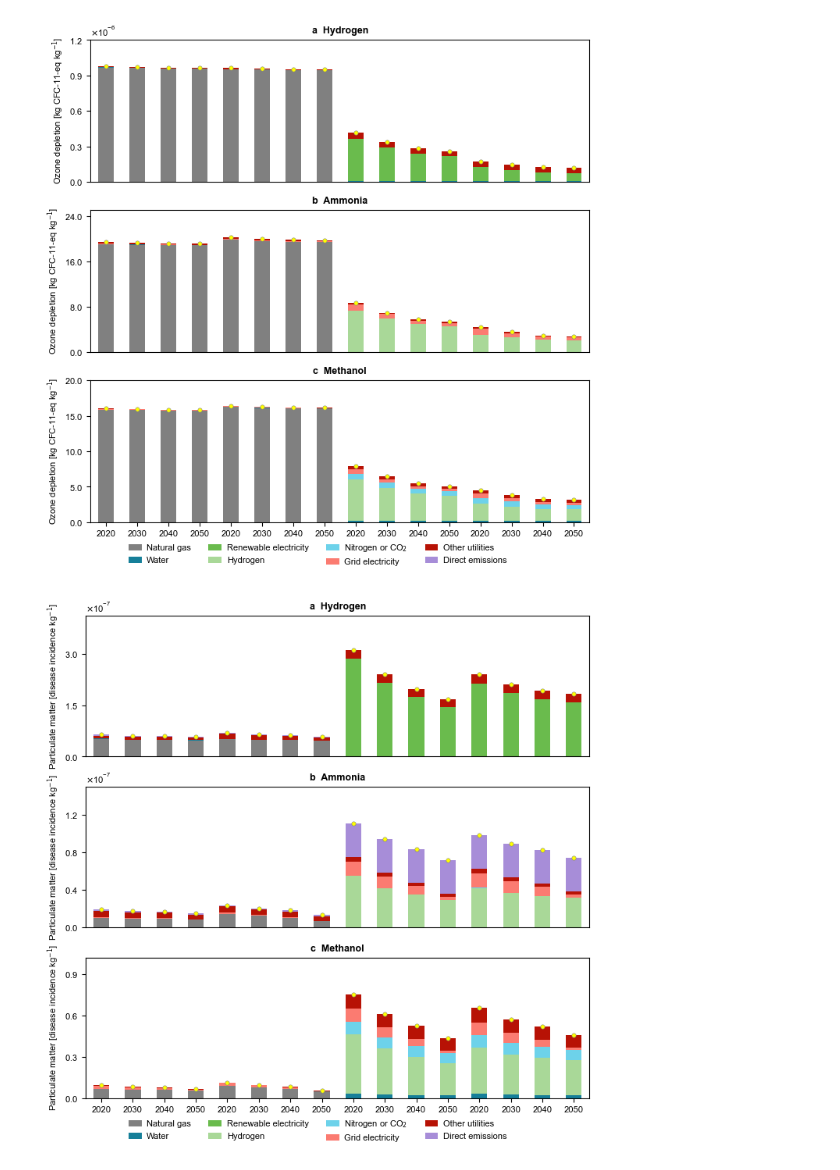
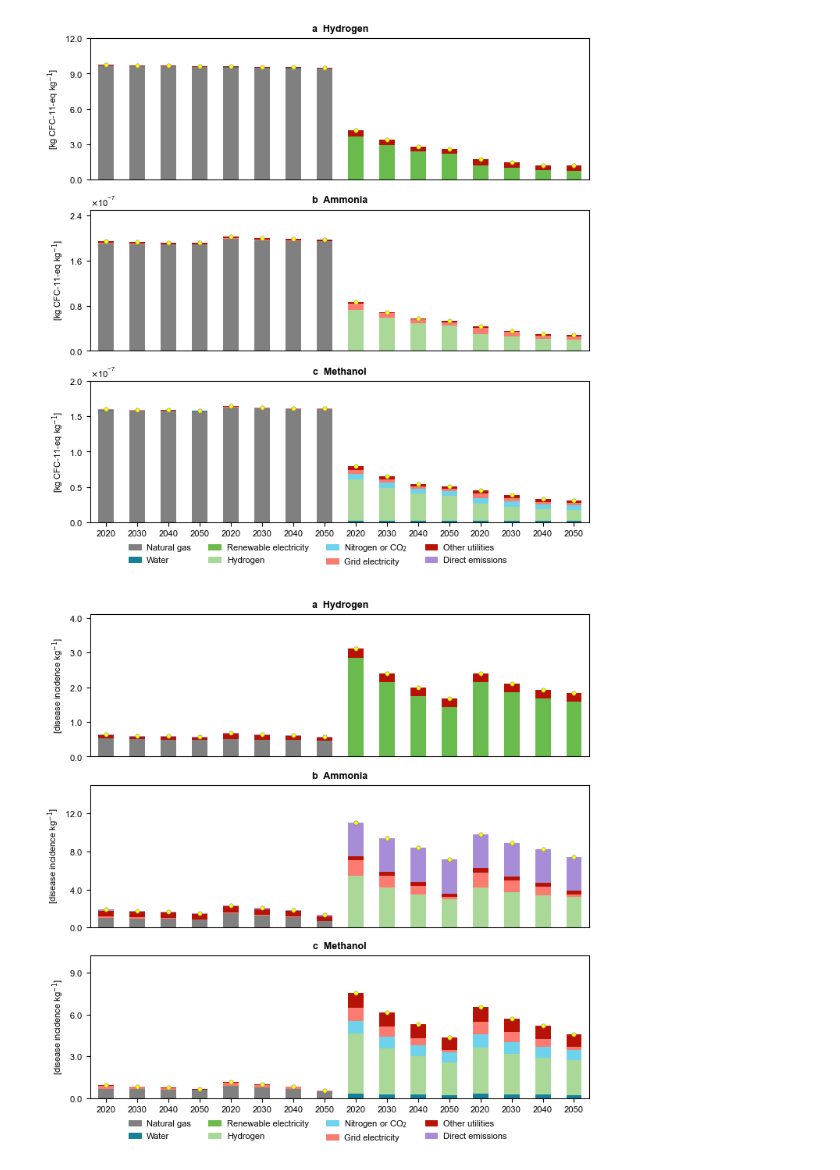
Before and after one commit to abhix2704/Prospective-LCA, a Jupyter notebook: Code/extraBreakdownMainPlots.ipynb, the cells around one changed output. Saved outputs shown, nothing was run; the diff lists cells and outputs as text; code cells hidden in the pictures.

Commit message:
new breakdown plots

```diff
--- a/Code/extraBreakdownMainPlots.ipynb
+++ b/Code/extraBreakdownMainPlots.ipynb
@@ -171,7 +171,7 @@ xPts = [0, 1, 2, 3, 4, 5, 6, 7, 8, 9, 10, 11, 12, 13, 14, 15]
 
 breakdown_plots('hydrogen', hydrogenRCP26DFWOElec, hydrogenSensitivity, ax1)
 ax1.xaxis.set_ticks_position('none')
-ax1.set_ylabel('Ozone depletion [kg CFC-11-eq kg$^\mathrm{-1}$]')
+ax1.set_ylabel('[kg CFC-11-eq kg$^\mathrm{-1}$]')
 ax1.set_title('a  Hydrogen', color = 'black', fontsize = fontsize_title, fontweight = 'bold')
 ax1.set_xticks([])
 # ax1.text(1.5, 11e-7, 'Fossil', ha = 'center', color = '#808080')
@@ -182,7 +182,12 @@ ax1.set_ylim(0, 12e-7)
 ax1.yaxis.set_major_locator(MaxNLocator(4))
 ax1.yaxis.set_major_formatter(ticker.ScalarFormatter(useMathText = True))
 ax1.ticklabel_format(axis = 'y', style = 'sci', scilimits = (0, 0))
-
+ytickLabels = ax1.get_yticklabels()
+ytickLabels[1] = '$\\mathdefault{3.0}$'
+ytickLabels[2] = '$\\mathdefault{6.0}$'
+ytickLabels[3] = '$\\mathdefault{9.0}$'
+ytickLabels[4] = '$\\mathdefault{12.0}$'
+ax1.set_yticklabels(ytickLabels)
 
 x_values = [0, 2, 4, 6, 8, 10, 12, 14]
 colors = ['#000000', '#000000', '#52318E', '#52318E', '#B71205', '#B71205', '#167F99', '#167F99']
@@ -192,7 +197,7 @@ colors = ['#000000', '#000000', '#52318E', '#52318E', '#B71205', '#B71205', '#16
 
 breakdown_plots('ammonia', ammoniaRCP26DF, ammoniaSensitivity, ax2)
 ax2.xaxis.set_ticks_position('none')
-ax2.set_ylabel('Ozone depletion [kg CFC-11-eq kg$^\mathrm{-1}$]')
+ax2.set_ylabel('[kg CFC-11-eq kg$^\mathrm{-1}$]')
 ax2.set_title('b  Ammonia', color = 'black', fontsize = fontsize_title, fontweight = 'bold')
 ax2.set_xticks([])
 # ax2.text(1.5, 2.25e-7, 'Fossil', ha = 'center', color = '#808080')
@@ -203,18 +208,18 @@ ax2.set_ylim(0, 2.5e-7)
 ax2.yaxis.set_major_locator(MaxNLocator(4))
 ax2.yaxis.set_major_formatter(ticker.ScalarFormatter(useMathText = True))
 ax2.ticklabel_format(axis = 'y', style = 'sci', scilimits = (0, 0))
-ytickLabels = ax2.get_yticklabels()
-ytickLabels[1] = '$\\mathdefault{8.0}$'
-ytickLabels[2] = '$\\mathdefault{16.0}$'
-ytickLabels[3] = '$\\mathdefault{24.0}$'
-ax2.set_yticklabels(ytickLabels)
+# ytickLabels = ax2.get_yticklabels()
+# ytickLabels[1] = '$\\mathdefault{8.0}$'
+# ytickLabels[2] = '$\\mathdefault{16.0}$'
+# ytickLabels[3] = '$\\mathdefault{24.0}$'
+# ax2.set_yticklabels(ytickLabels)
 
 # y_value = 2.29e-7
 # for i in range(0, len(x_values)):
 #     ax2.plot([x_values[i], x_values[i] + 1], [y_value, y_value], linestyle = '-', linewidth = 1, color = colors[i])
 
 breakdown_plots('methanol', methanolRCP26DF, methanolSensitivity, ax3)
-ax3.set_ylabel('Ozone depletion [kg CFC-11-eq kg$^\mathrm{-1}$]')
+ax3.set_ylabel('[kg CFC-11-eq kg$^\mathrm{-1}$]')
 ax3.set_title('c  Methanol', color = 'black', fontsize = fontsize_title, fontweight = 'bold')
 ax3.set_xticks(xPts)
 ax3.set_xticklabels(['2020', '2030', '2040', '2050']*4, rotation = 0, ha = 'center')
@@ -226,12 +231,12 @@ ax3.set_ylim(0, 2e-7)
 ax3.yaxis.set_major_locator(MaxNLocator(4))
 ax3.yaxis.set_major_formatter(ticker.ScalarFormatter(useMathText = True))
 ax3.ticklabel_format(axis = 'y', style = 'sci', scilimits = (0, 0))
-ytickLabels = ax3.get_yticklabels()
-ytickLabels[1] = '$\\mathdefault{5.0}$'
-ytickLabels[2] = '$\\mathdefault{10.0}$'
-ytickLabels[3] = '$\\mathdefault{15.0}$'
-ytickLabels[4] = '$\\mathdefault{20.0}$'
-ax3.set_yticklabels(ytickLabels)
+# ytickLabels = ax3.get_yticklabels()
+# ytickLabels[1] = '$\\mathdefault{5.0}$'
+# ytickLabels[2] = '$\\mathdefault{10.0}$'
+# ytickLabels[3] = '$\\mathdefault{15.0}$'
+# ytickLabels[4] = '$\\mathdefault{20.0}$'
+# ax3.set_yticklabels(ytickLabels)
 
 # y_value = 1.83e-7
 # for i in range(0, len(x_values)):
@@ -248,7 +253,7 @@ filepath = os.path.join('..', 'Plots', 'Phase 2', 'Breakdown', 'Ozone breakdown
 plt.savefig(filepath + '.png', format = 'png', bbox_inches = 'tight', dpi = 600)
 plt.savefig(filepath + '.svg', format = 'svg', bbox_inches = 'tight', dpi = 600)
 # %% [output]
-[figure, old version]
+[figure, new version]
 # %%
 hydrogenResultsFileName = 'hydrogen particulate matter breakdown results.xlsx'
 ammoniaResultsFileName = 'ammonia particulate matter breakdown results.xlsx'
@@ -319,7 +324,7 @@ xPts = [0, 1, 2, 3, 4, 5, 6, 7, 8, 9, 10, 11, 12, 13, 14, 15]
 
 breakdown_plots('hydrogen', hydrogenRCP26DFWOElec, hydrogenSensitivity, ax1)
 ax1.xaxis.set_ticks_position('none')
-ax1.set_ylabel('Particulate matter [disease incidence kg$^\mathrm{-1}$]')
+ax1.set_ylabel('[disease incidence kg$^\mathrm{-1}$]')
 ax1.set_title('a  Hydrogen', color = 'black', fontsize = fontsize_title, fontweight = 'bold')
 ax1.set_xticks([])
 # ax1.text(1.5, 3.6e-7, 'Fossil', ha = 'center', color = '#808080')
@@ -327,9 +332,16 @@ ax1.set_xticks([])
 # ax1.text(9.5, 3.6e-7, 'Solar', ha = 'center', color = '#808080')
 # ax1.text(13.5, 3.6e-7, 'Wind', ha = 'center', color = '#808080')
 ax1.set_ylim(0, 4.1e-7)
-ax1.yaxis.set_major_locator(MaxNLocator(4))
+ax1.yaxis.set_major_locator(MaxNLocator(5))
 ax1.yaxis.set_major_formatter(ticker.ScalarFormatter(useMathText = True))
 ax1.ticklabel_format(axis = 'y', style = 'sci', scilimits = (0, 0))
+ytickLabels = ax1.get_yticklabels()
+ytickLabels[0] = '$\\mathdefault{0.0}$'
+ytickLabels[1] = '$\\mathdefault{1.0}$'
+ytickLabels[2] = '$\\mathdefault{2.0}$'
+ytickLabels[3] = '$\\mathdefault{3.0}$'
+ytickLabels[4] = '$\\mathdefault{4.0}$'
+ax1.set_yticklabels(ytickLabels)
 
 x_values = [0, 2, 4, 6, 8, 10, 12, 14]
 colors = ['#000000', '#000000', '#52318E', '#52318E', '#B71205', '#B71205', '#167F99', '#167F99']
@@ -339,7 +351,7 @@ colors = ['#000000', '#000000', '#52318E', '#52318E', '#B71205', '#B71205', '#16
 
 breakdown_plots('ammonia', ammoniaRCP26DF, ammoniaSensitivity, ax2)
 ax2.xaxis.set_ticks_position('none')
-ax2.set_ylabel('Particulate matter [disease incidence kg$^\mathrm{-1}$]')
+ax2.set_ylabel('[disease incidence kg$^\mathrm{-1}$]')
 ax2.set_title('b  Ammonia', color = 'black', fontsize = fontsize_title, fontweight = 'bold')
 ax2.set_xticks([])
 # ax2.text(1.5, 1.3e-7, 'Fossil', ha = 'center', color = '#808080')
@@ -350,44 +362,49 @@ ax2.set_ylim(0, 1.5e-7)
 ax2.yaxis.set_major_locator(MaxNLocator(4))
 ax2.yaxis.set_major_formatter(ticker.ScalarFormatter(useMathText = True))
 ax2.ticklabel_format(axis = 'y', style = 'sci', scilimits = (0, 0))
+ytickLabels = ax2.get_yticklabels()
+ytickLabels[1] = '$\\mathdefault{4.0}$'
+ytickLabels[2] = '$\\mathdefault{8.0}$'
+ytickLabels[3] = '$\\mathdefault{12.0}$'
+ax2.set_yticklabels(ytickLabels)
 
 # y_value = 2.29e-7
 # for i in range(0, len(x_values)):
 #     ax2.plot([x_values[i], x_values[i] + 1], [y_value, y_value], linestyle = '-', linewidth = 1, color = colors[i])
 
 breakdown_plots('methanol', methanolRCP26DF, methanolSensitivity, ax3)
-ax3.set_ylabel('Particulate matter [disease incidence kg$^\mathrm{-1}$]')
+ax3.set_ylabel('[disease incidence kg$^\mathrm{-1}$]')
 ax3.set_title('c  Methanol', color = 'black', fontsize = fontsize_title, fontweight = 'bold')
 ax3.set_xticks(xPts)
 ax3.set_xticklabels(['2020', '2030', '2040', '2050']*4, rotation = 0, ha = 'center')
 # ax3.text(1.5, 0.9e-7, 'Fossil', ha = 'center', color = '#808080')
 # ax3.text(5.5, 0.9e-7, 'Blue', ha = 'center', color = '#808080')
 # ax3.text(9.5, 0.9e-7, 'Solar', ha = 'center', color = '#808080')
 # ax3.text(13.5, 0.9e-7, 'Wind', ha = 'center', color = '#808080')
 ax3.set_ylim(0, 10.2e-8)
 ax3.yaxis.set_major_locator(MaxNLocator(4))
 ax3.yaxis.set_major_formatter(ticker.ScalarFormatter(useMathText = True))
 ax3.ticklabel_format(axis = 'y', style = 'sci', scilimits = (0, 0))
 ytickLabels = ax3.get_yticklabels()
 ytickLabels[0] = '$\\mathdefault{0.0}$'
-ytickLabels[1] = '$\\mathdefault{0.3}$'
-ytickLabels[2] = '$\\mathdefault{0.6}$'
-ytickLabels[3] = '$\\mathdefault{0.9}$'
+ytickLabels[1] = '$\\mathdefault{3.0}$'
+ytickLabels[2] = '$\\mathdefault{6.0}$'
+ytickLabels[3] = '$\\mathdefault{9.0}$'
 ax3.set_yticklabels(ytickLabels)
 
 # y_value = 1.83e-7
 # for i in range(0, len(x_values)):
 #     ax3.plot([x_values[i], x_values[i] + 1], [y_value, y_value], linestyle = '-', linewidth = 1, color = colors[i])
 
 
 handles, labels = ax3.get_legend_handles_labels()
 labels[4] = 'Nitrogen or CO$_\mathrm{2}$'
 legend = fig.legend(handles, labels, loc = 'lower center', bbox_to_anchor = (0.5, -0.05), frameon = False, ncol = 4, handletextpad = 0.1)
 for i in range(0, len(legend.legend_handles)):
     legend.legend_handles[i].set_width(12)
 
 filepath = os.path.join('..', 'Plots', 'Phase 2', 'Breakdown', 'Particulate matter breakdown RCP26 main')
 plt.savefig(filepath + '.png', format = 'png', bbox_inches = 'tight', dpi = 600)
 plt.savefig(filepath + '.svg', format = 'svg', bbox_inches = 'tight', dpi = 600)
 # %% [output]
-[figure, old version]
+[figure, new version]
```
Also changed, not shown: 4 other files.
